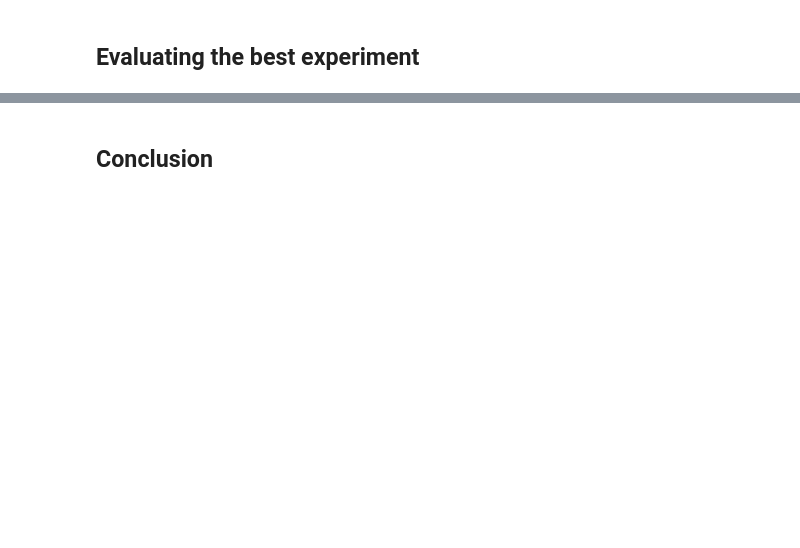
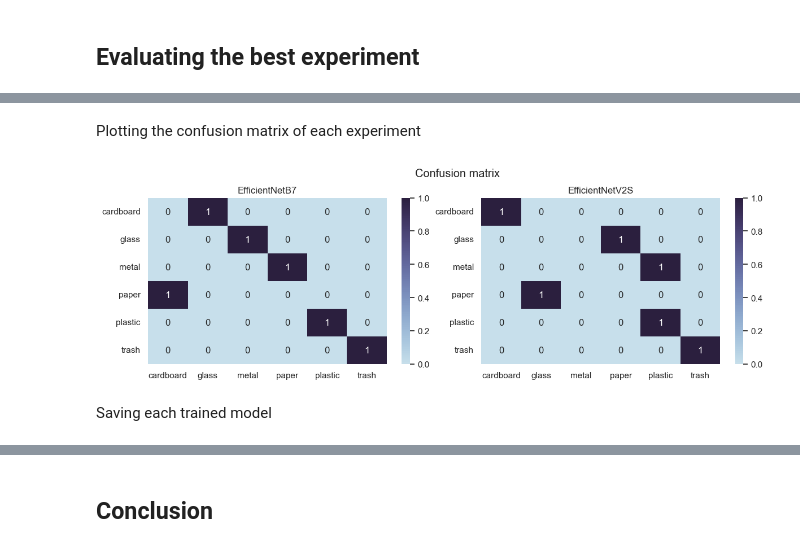
Before and after one commit to gabrielSantosLima/fine-tuning-cnns-example, a Jupyter notebook: 01_Experiment_Fine_Tuning_CNN.ipynb, the cells around one changed output, grey strips where cells are left out. Drawn from its saved outputs; the diff is of its cells as text; code cells hidden in the pictures; blank space fills up the shorter version.

```diff
--- a/01_Experiment_Fine_Tuning_CNN.ipynb
+++ b/01_Experiment_Fine_Tuning_CNN.ipynb
@@ -189,0 +263,18 @@ for experiment in experiments:
+# %%
+test_dataset_as_batch = test_dataset.batch(1)
+probabilities = np.ndarray(shape=(number_of_experiments, number_os_tests, len(classes)), dtype=np.float32)
+predictions = np.ndarray(shape=(number_of_experiments, number_os_tests, ), dtype=np.int8)
+
+index = 0
+for experiment in experiments:
+    best_model = experiment.best_model
+
+    # Making predictions
+    experiment_probabilities = best_model.predict(test_dataset_as_batch, verbose=0)
+    experiment_predictions = [np.argmax(probability) for probability in experiment_probabilities]
+
+    # Storing the predictions
+    probabilities[index] = experiment_probabilities
+    predictions[index] = experiment_predictions
+
+    index += 1
@@ -189,0 +328,43 @@ for experiment in experiments:
+# %% [markdown]
+Plotting the confusion matrix of each experiment
+# %%
+pallet = sns.color_palette("ch:s=.25,rot=-.25", as_cmap=True)
+
+nrows = (number_of_experiments // 2)
+if number_of_experiments % 2 != 0:
+    nrows += 1
+
+figure, axis = plt.subplots(nrows=nrows, ncols=2, squeeze=False)
+figure.suptitle('Confusion matrix')
+figure.set_figwidth(12)
+figure.set_figheight(nrows * 4)
+figure.tight_layout(w_pad = 1, h_pad=4)
+
+index_col = 0
+for index in range(number_of_experiments):
+    index_row = index // 2
+    experiment = experiments[index]
+    y_pred = predictions[index]
+    title = experiment.title
+
+    # Calculating the confusion matrix
+    cm = confusion_matrix(y_true=y_true, y_pred=y_pred)
+
+    # Plotting confusion matrix
+    axis[index_row, index_col].set_title(title)
+    sns.heatmap(ax=axis[index_row, index_col],
+                data=cm,
+                xticklabels=classes,
+                yticklabels=classes,
+                fmt='.0f',
+                cmap=pallet,
+                annot=True)
+
+    index_col = 1 if index_col == 0 else 0
+
+if number_of_experiments % 2 != 0:
+    axis[-1][1].axis('off')
+# %% [output]
+[figure, added]
+# %% [markdown]
+Saving each trained model
```
Also changed, not shown: parts of 18 cells of this notebook, 2 other files.
